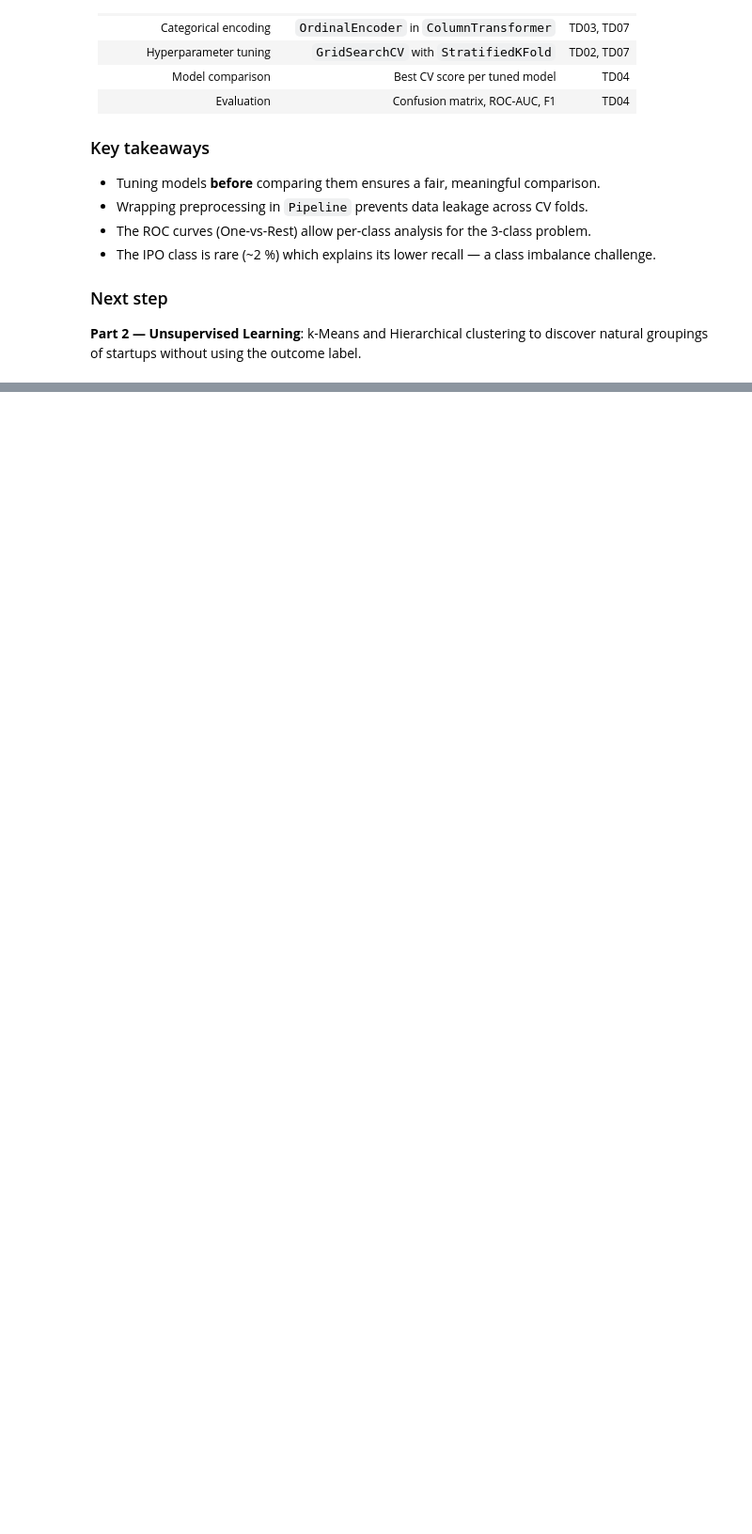
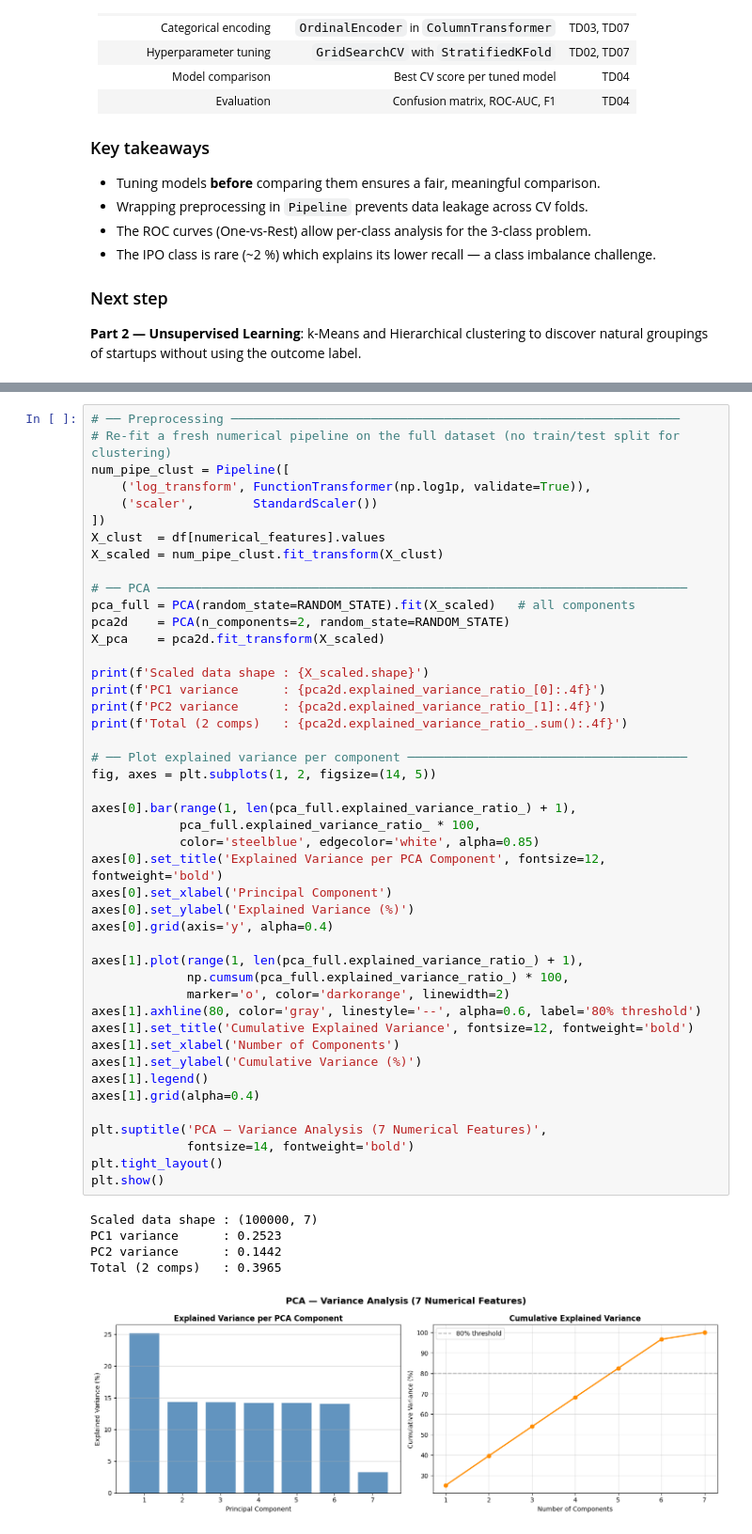
Before and after one commit to Clement-NI/Machine_learning_project_kaggle_start_up_success_data, a Jupyter notebook: scientificProject1/task.ipynb, the cells around one changed output, grey strips where cells are left out. Shown at 94% size. Saved outputs shown, nothing was run; the diff lists cells and outputs as text; blank space fills up the shorter version.

```diff
--- a/scientificProject1/task.ipynb
+++ b/scientificProject1/task.ipynb
@@ -704,0 +750,51 @@ natural groupings of startups without using the outcome label.
+# %%
+# ── Preprocessing ─────────────────────────────────────────────────────────────
+# Re-fit a fresh numerical pipeline on the full dataset (no train/test split for clustering)
+num_pipe_clust = Pipeline([
+    ('log_transform', FunctionTransformer(np.log1p, validate=True)),
+    ('scaler',        StandardScaler())
+])
+X_clust  = df[numerical_features].values
+X_scaled = num_pipe_clust.fit_transform(X_clust)
+
+# ── PCA ────────────────────────────────────────────────────────────────────────
+pca_full = PCA(random_state=RANDOM_STATE).fit(X_scaled)   # all components
+pca2d    = PCA(n_components=2, random_state=RANDOM_STATE)
+X_pca    = pca2d.fit_transform(X_scaled)
+
+print(f'Scaled data shape : {X_scaled.shape}')
+print(f'PC1 variance      : {pca2d.explained_variance_ratio_[0]:.4f}')
+print(f'PC2 variance      : {pca2d.explained_variance_ratio_[1]:.4f}')
+print(f'Total (2 comps)   : {pca2d.explained_variance_ratio_.sum():.4f}')
+
+# ── Plot explained variance per component ──────────────────────────────────────
+fig, axes = plt.subplots(1, 2, figsize=(14, 5))
+
+axes[0].bar(range(1, len(pca_full.explained_variance_ratio_) + 1),
+            pca_full.explained_variance_ratio_ * 100,
+            color='steelblue', edgecolor='white', alpha=0.85)
+axes[0].set_title('Explained Variance per PCA Component', fontsize=12, fontweight='bold')
+axes[0].set_xlabel('Principal Component')
+axes[0].set_ylabel('Explained Variance (%)')
+axes[0].grid(axis='y', alpha=0.4)
+
+axes[1].plot(range(1, len(pca_full.explained_variance_ratio_) + 1),
+             np.cumsum(pca_full.explained_variance_ratio_) * 100,
+             marker='o', color='darkorange', linewidth=2)
+axes[1].axhline(80, color='gray', linestyle='--', alpha=0.6, label='80% threshold')
+axes[1].set_title('Cumulative Explained Variance', fontsize=12, fontweight='bold')
+axes[1].set_xlabel('Number of Components')
+axes[1].set_ylabel('Cumulative Variance (%)')
+axes[1].legend()
+axes[1].grid(alpha=0.4)
+
+plt.suptitle('PCA — Variance Analysis (7 Numerical Features)',
+             fontsize=14, fontweight='bold')
+plt.tight_layout()
+plt.show()
+# %% [output]
+Scaled data shape : (100000, 7)
+PC1 variance      : 0.2523
+PC2 variance      : 0.1442
+Total (2 comps)   : 0.3965
+[figure, added]
```
Also changed, not shown: parts of 18 cells of this notebook.
